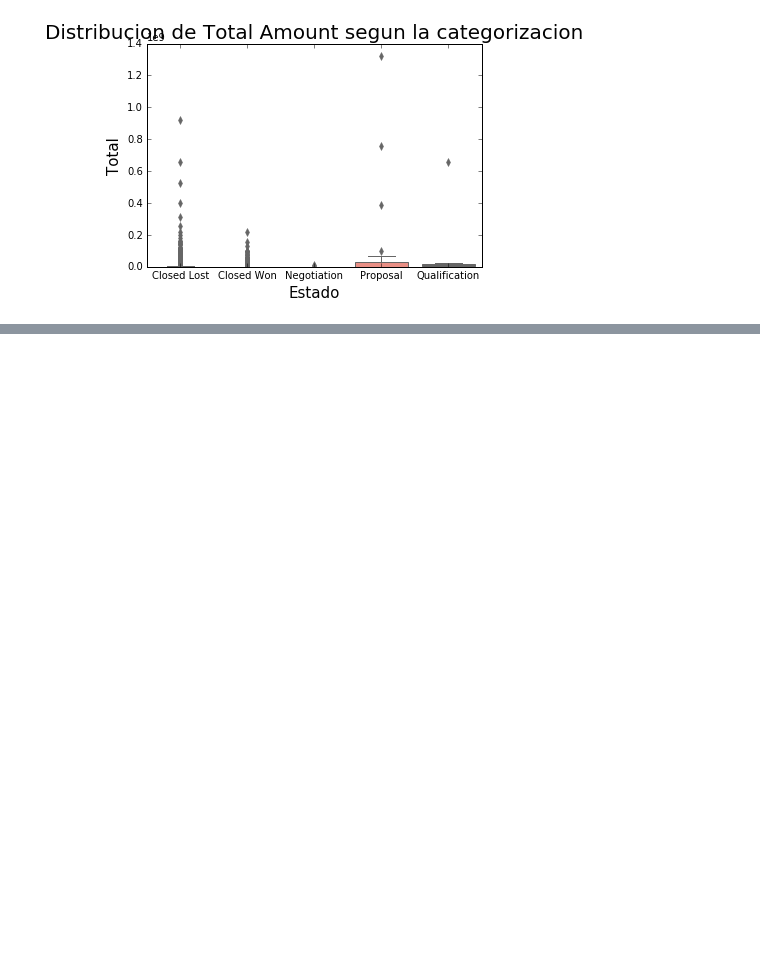
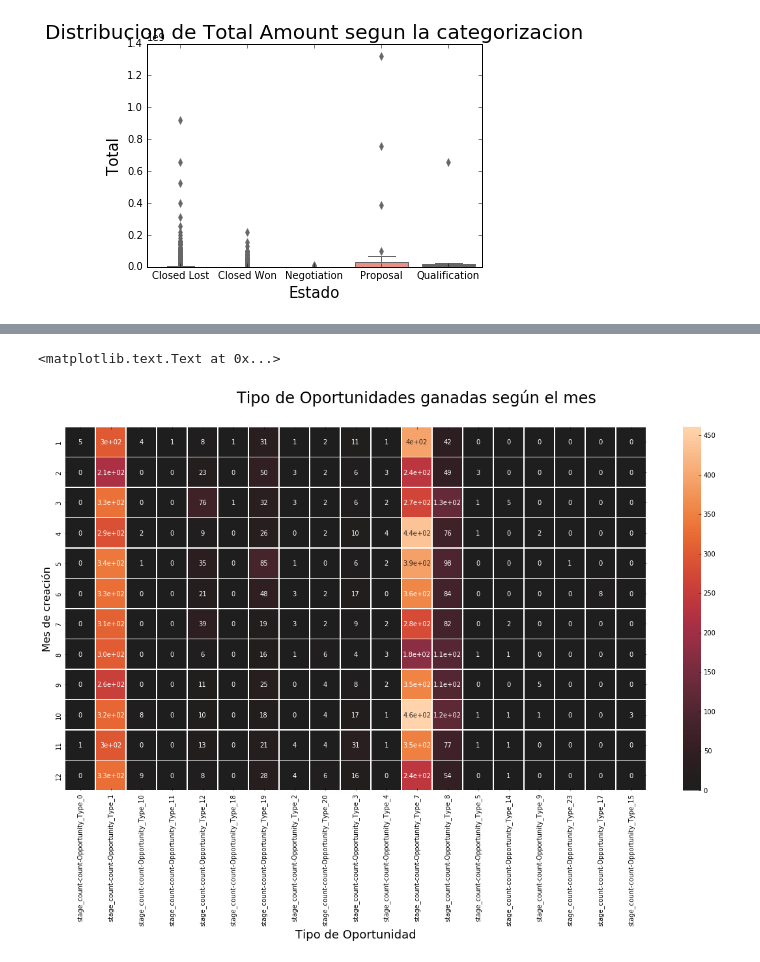
Before and after one commit to MauricioFIUBA/TP1OrganizacionDeDatos, a Jupyter notebook: Analisis_2.ipynb, the cells around one changed output, grey strips where cells are left out. Saved outputs shown, nothing was run; the diff lists cells and outputs as text; code cells hidden in the pictures; blank space fills up the shorter version.

```diff
--- a/Analisis_2.ipynb
+++ b/Analisis_2.ipynb
@@ -526,0 +625,2 @@ g[1].set_xlabel("Cantidad de palabras de un tweet",fontsize=10)
+# %%
+heatmap_won=heatmap_won.loc[heatmap_won['Stage']=='Closed Won',:]
@@ -526,0 +740,6 @@ g[1].set_xlabel("Cantidad de palabras de un tweet",fontsize=10)
+# %%
+heatmap_won['Month'] = heatmap_won['Opportunity_Created_Date'].dt.month
+heatmap_won =heatmap_won.groupby(['Month','Opportunity_Type']).agg({'stage_count':['count']})
+# %%
+heatmap_won=heatmap_won.unstack(1)
+heatmap_won
@@ -526,0 +763,3 @@ g[1].set_xlabel("Cantidad de palabras de un tweet",fontsize=10)
+# %%
+heatmap_won=heatmap_won.fillna(0)
+heatmap_won
@@ -526,0 +783,10 @@ g[1].set_xlabel("Cantidad de palabras de un tweet",fontsize=10)
+# %%
+fig1, ax1 = plt.subplots(figsize=(20,10))
+fig1 = sns.heatmap(heatmap_won,center=1,annot=True, linewidths=.5,ax=ax1)
+fig1.figure.suptitle("Tipo de Oportunidades ganadas según el mes", fontsize = 24)
+
+plt.xlabel('Tipo de Oportunidad', fontsize=18)
+plt.ylabel('Mes de creación', fontsize=16)
+# %% [output]
+<matplotlib.text.Text at 0x...>
+[figure, added]
```
Also changed, not shown: parts of 21 cells of this notebook.
